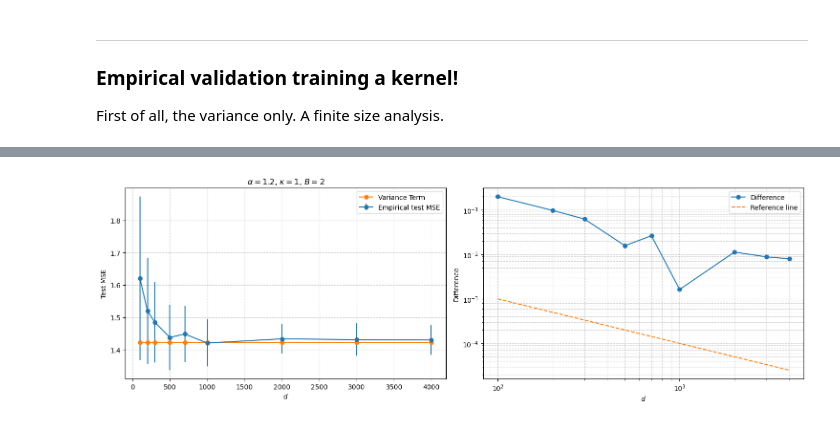
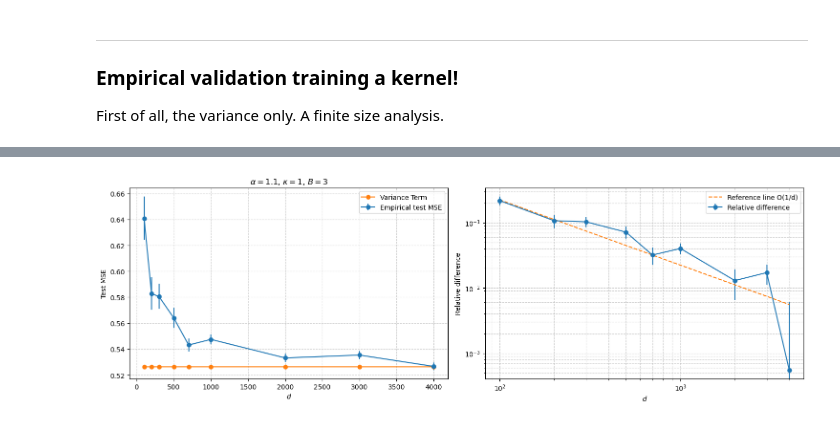
Before and after one commit to lorenzorizzi17/NeuralScaling, a Jupyter notebook: code/isotropicKernel.ipynb, the cells around one changed output, grey strips where cells are left out. Cells and saved outputs as stored; diff of their text form; code cells hidden in the pictures.

Commit message:
Kernel equivalente; plot for var+bias correct; a lot of stuff actually

```diff
--- a/code/isotropicKernel.ipynb
+++ b/code/isotropicKernel.ipynb
@@ -256,14 +256,14 @@ plt.show()
 Now the variance computation:
 # %%
 # What does xi look like as a function of alpha for fixed kappa?
-alpha_values = np.linspace(0.01, 100, 500)
-kappa = 2
+alpha_values = np.linspace(0.01, 10, 500)
+kappa = 1
 
-m_max = 50
-derivatives = [1,0.5,0.1, 1,5,6,0.1,1,1] + [0]* (m_max - 9) # D = 9
-D = 9
+m_max = 20
+B = 8
+derivatives = [1, 0.5, 0.1, 1, 5, 1, 0.1, 1, 1] + [0]* (m_max - B) # D = 9
 taylor = [derivatives[m]/factorial(m) for m in range(m_max)]
-
+print("Taylor coefficients:", taylor)
 res = []
 for alpha in alpha_values:
     xi_value = xi(kappa, alpha, derivatives)
@@ -271,17 +271,13 @@ for alpha in alpha_values:
     term = tau / (1-tau)
     res.append(term)
 plt.figure(figsize=(8, 5))
-plt.plot(alpha_values, res, label=r'$n \sim \alpha d^2$')
+plt.plot(alpha_values, res, label=fr'$n \sim \alpha d^{kappa}$')
 plt.xlabel(r'$\alpha$')
 plt.ylabel(fr'Var($\alpha$, $\kappa={kappa}$, $\lambda = 0$) / $\sigma^2$')
 
-
-#x_ref = np.linspace(500, 10000, 500)
-#y_ref = 10*x_ref**(-1)
-#plt.plot(x_ref, y_ref, linestyle='--', color='red', label=r'Reference $O(\alpha^{-1})$')
 plt.grid(True, which="both", ls="--", alpha=0.6)
 plt.legend()
 plt.tight_layout()
-plt.savefig('variance.pdf', dpi=300)
+#plt.savefig('variance.pdf', dpi=300)
 plt.show()
 # %% [output]
@@ -338,15 +359,14 @@ def computeVariance(alpha, derivatives, kappa, sigma):
     return term*(sigma**2)
 # %%
 # Fix the value of alpha
-alpha_values = [1.2]
+alpha_values = [1.1]
 D = [100, 200, 300, 500, 700, 1000, 2000, 3000, 4000]
 kappa = 1 # linear regime
-B = 2
+B = 3    #max degree
 sigma = 2
 
-m_max = 20
-taylor = [comb(B, m) for m in range(9)] + [0] * (m_max - 9)
-taylor[0] = 0
+m_max = 5
+taylor = [comb(B, m) for m in range(m_max)]
 derivatives = [factorial(m)*taylor[m] for m in range(len(taylor))]
 print("Taylor expansion:", taylor)
 
@@ -356,13 +376,13 @@ error = []
 for d in D:
     print(f"Running for d={d}...")
     buffer = []
-    for j in range(50):
+    for j in range(40):
         test_mse_sum = runKernelEmpiricalVariance(d, alpha_values[0], kappa, B, sigma, lam=0)
         buffer.append(test_mse_sum)
     test_mse = np.mean(buffer)
     # COmpute the theoretical variance
-    var = computeVariance(alpha_values[0], derivatives, kappa)
+    var = computeVariance(alpha_values[0], derivatives, kappa, sigma)
 
     results.append((test_mse, var))
-    error.append(np.std(buffer))
+    error.append(np.std(buffer) / np.sqrt(len(buffer)))
 # %% [output]
@@ -386,28 +399,31 @@ tau: 0.2623
 # %%
 plt.figure(figsize=(15, 5))
 plt.subplot(1, 2, 1)
 plt.errorbar(D, [r[0] for r in results], yerr=error, marker='o', label='Empirical test MSE')
 plt.plot(D, [r[1] for r in results], marker='o', label='Variance Term')
 #plt.plot(alpha_values, [r[2] for r in results], marker='o', label='Bias Term')
 #plt.plot(alpha_values, [r[1]+r[2] for r in results], marker='o', label='Variance + Bias')
 plt.xlabel(r'$d$')
 plt.ylabel('Test MSE')
 plt.legend()
 plt.grid(True, which="both", ls="--", alpha=0.6)
 plt.title(fr"$\alpha = {alpha_values[0]}$, $\kappa = {kappa}$, $B = {B}$")
 plt.subplot(1, 2, 2)
-plt.plot(D, [np.abs(r[1]-r[0]) for r in results], marker='o', label='Difference')
+diff = [np.abs(r[1]-r[0])/ r[1] for r in results]
+err = [e / r[1] for e, r in zip(error, results)]
+plt.errorbar(D, diff, yerr=err, marker='o', label='Relative difference')
 ref = np.linspace(np.min(D), np.max(D), 100)
-plt.plot(ref, 0.1/(ref), label='Reference line', linestyle='--')
+plt.plot(ref, (D[4]*diff[4])/(ref), label='Reference line O(1/d)', linestyle='--')
 plt.xlabel(r'$d$')
-plt.ylabel('Difference')
+plt.ylabel('Relative difference')
 plt.legend()
 plt.grid(True, which="both", ls="--", alpha=0.6)
 plt.yscale('log')
 plt.xscale('log')
+
 plt.tight_layout()
 #plt.savefig('test_mse_variance_bias.pdf', dpi=300)
 plt.show()
 # %% [output]
-[figure, old version]
+[figure, new version]
 # %% [markdown]
```
Also changed, not shown: parts of 12 cells of this notebook, 7 other files.
